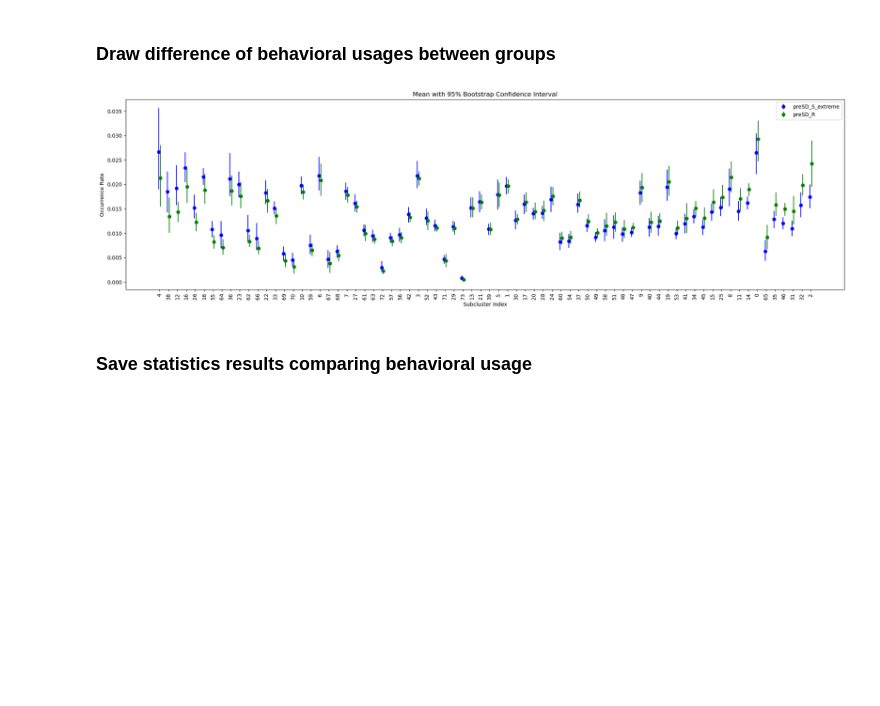
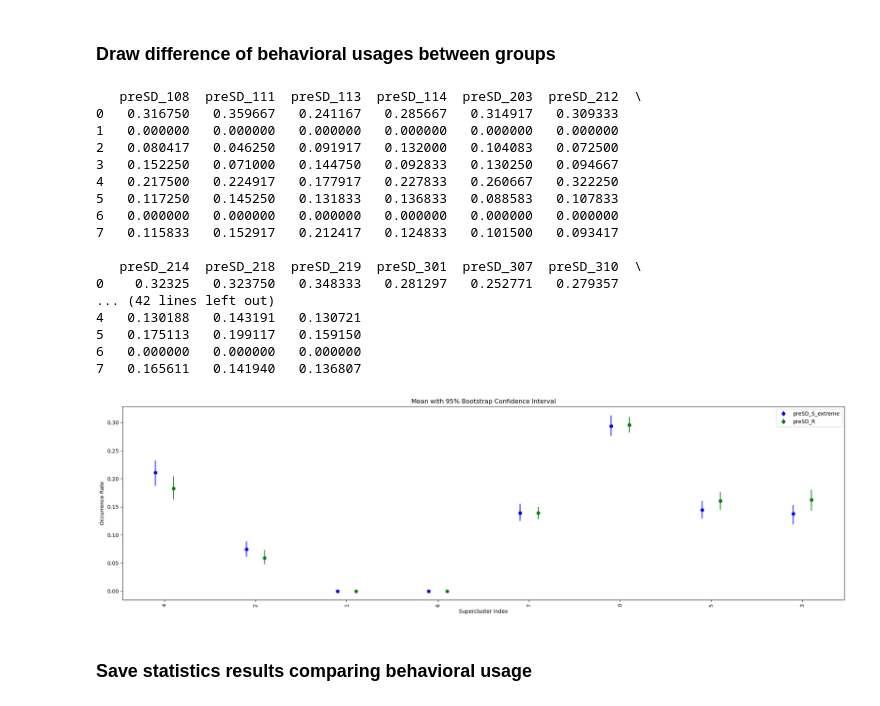
Before and after one commit to junesu0707/after_subtle, a Jupyter notebook: after_subtle_SDSBD.ipynb, the cells around one changed output. Drawn from its saved outputs; the diff is of its cells as text; code cells hidden in the pictures; blank space fills up the shorter version.

Commit message:
add codes for 'supercluster.csv'

```diff
--- a/after_subtle_SDSBD.ipynb
+++ b/after_subtle_SDSBD.ipynb
@@ -176,15 +177,9 @@ plt.savefig(os.path.join(SAVE_DIR, filename_save +'.png'), transparent=False, dp
 # %% [markdown]
 ### Draw difference of behavioral usages between groups
 # %%
-import after_subtle.module as asmod
-import matplotlib.colors as mcolors
-import matplotlib.pyplot as plt
-import numpy as np
-import pandas as pd
-import glob
-import os
-
-subcluster_num = params.subcluster_num
+###########################################
+# Params setting
+cluster_name = 'supercluster'
 
 group = 2
 if group == 1:
@@ -195,6 +190,15 @@ elif group == 2:
 #     group1 = 'preSD_C'
 group2 = 'preSD_R'  # reference group
 
+###########################################
+subcluster_num = params.subcluster_num
+supercluster_num = params.supercluster_num
+
+if cluster_name == 'subcluster':
+    cluster_num = subcluster_num
+elif cluster_name == 'supercluster':
+    cluster_num = supercluster_num
+
 SAVE_DIR = os.path.join(SAVE_DIR_LIST[group1],'dendiff')
 if not os.path.exists(SAVE_DIR):
     os.makedirs(SAVE_DIR)
@@ -202,13 +206,21 @@ if not os.path.exists(SAVE_DIR):
 color_code_group1 = color_list[group1]
 color_code_group2 = color_list[group2]
 
-##
+group1_folder_list = acl.get_csv_paths(DIR[group1])
+group2_folder_list = acl.get_csv_paths(DIR[group2])
+
 # Calculate the density map
-group1_folder_list = acl.get_csv_paths(DIR[group1])
-cluster_counts1 = asmod.calculate_filewise_cluster_occurrence(group1_folder_list, subcluster_number=subcluster_num)
+try:
+    cluster_counts1 = asmod.calculate_filewise_cluster_occurrence(group1_folder_list, cluster_num, cluster_name)
+    print(cluster_counts1)
+except ValueError as e:
+    print(e)
 
-group2_folder_list = acl.get_csv_paths(DIR[group2])
-cluster_counts2 = asmod.calculate_filewise_cluster_occurrence(group2_folder_list, subcluster_number=subcluster_num)
+try:
+    cluster_counts2 = asmod.calculate_filewise_cluster_occurrence(group2_folder_list, cluster_num, cluster_name)
+    print(cluster_counts2)
+except ValueError as e:
+    print(e)
 
 # Calculate the mean and standard deviation of the occurrence rate for each cluster
 group1_means = cluster_counts1.mean(axis=1)
@@ -218,16 +230,15 @@ group2_means = cluster_counts2.mean(axis=1)
 mean_ratios = group1_means - group2_means
 #mean_ratios = (group1_means - group2_means) / (group1_means + group2_means)
 
-# Sort the mean ratios in descending order along with their indices
-sorted_indices = mean_ratios.sort_values(ascending=False).index
+sorted_indices = mean_ratios.sort_values(ascending=False).index # Sort the mean ratios in descending order along with their indices
 
 # Calculate bootstrap confidence intervals for each subcluster
-group1_conf_intervals = [asstats.bootstrap_confidence_interval(cluster_counts1.loc[subcluster]) for subcluster in sorted_indices]
-group2_conf_intervals = [asstats.bootstrap_confidence_interval(cluster_counts2.loc[subcluster]) for subcluster in sorted_indices]
+group1_conf_intervals = [asstats.bootstrap_confidence_interval(cluster_counts1.loc[cluster]) for cluster in sorted_indices]
+group2_conf_intervals = [asstats.bootstrap_confidence_interval(cluster_counts2.loc[cluster]) for cluster in sorted_indices]
 
 # Calculate confidence intervals for error bars
-group1_errors = [(group1_means[subcluster] - interval[0], interval[1] - group1_means[subcluster]) for subcluster, interval in zip(sorted_indices, group1_conf_intervals)]
-group2_errors = [(group2_means[subcluster] - interval[0], interval[1] - group2_means[subcluster]) for subcluster, interval in zip(sorted_indices, group2_conf_intervals)]
+group1_errors = [(group1_means[cluster] - interval[0], interval[1] - group1_means[cluster]) for cluster, interval in zip(sorted_indices, group1_conf_intervals)]
+group2_errors = [(group2_means[cluster] - interval[0], interval[1] - group2_means[cluster]) for cluster, interval in zip(sorted_indices, group2_conf_intervals)]
 
 # Plotting
 fig, ax = plt.subplots(figsize=(20, 6))
@@ -238,36 +249,56 @@ offset = 0.1  # Adjust this offset value as needed
 # Plot data (shift x position to the left by the offset)
 ax.errorbar(x=np.array(range(len(sorted_indices))) - offset, y=group1_means[sorted_indices], yerr=np.array(group1_errors).T, fmt='o', label=group1, color='blue')
 ax.errorbar(x=np.array(range(len(sorted_indices))) + offset, y=group2_means[sorted_indices], yerr=np.array(group2_errors).T, fmt='o', label=group2, color='green')
 
 # Adjust the position of the X-axis label
 labels = []
 for i, label in enumerate(sorted_indices):
     labels.append(plt.Text(i, 0, str(label), ha='center', va='center', fontsize=8))
 
 # Adjust odd label position
 for i in range(1, len(labels), 2):
     labels[i].set_position((i, -0.1))  # Move odd labels further down
 
 ax.set_xticks(range(len(sorted_indices)))
 ax.set_xticklabels(labels, rotation=90)
 
 # Set the x-axis and y-axis labels and title
-ax.set_xlabel('Subcluster Index')
+if cluster_name == 'subcluster':
+    ax.set_xlabel('Subcluster Index')
+elif cluster_name == 'supercluster':
+    ax.set_xlabel('Supercluster Index')
 ax.set_ylabel('Occurrence Rate')
 ax.set_title('Mean with 95% Bootstrap Confidence Interval')
 ax.legend()
 
 # Adjust the spacing to prevent overlapping labels
 fig.tight_layout()
 
 # Save the figure
-filename_save = 'subcluster_mean_std_' + group1 + ',' + group2
+filename_save = cluster_name + '_mean_std_' + group1 + ',' + group2
 plt.savefig(os.path.join(SAVE_DIR, filename_save +'.pdf'), transparent=True, dpi=300)
 plt.savefig(os.path.join(SAVE_DIR, filename_save +'.png'), transparent=False, dpi=300)
 
 plt.show()
 # %% [output]
+   preSD_108  preSD_111  preSD_113  preSD_114  preSD_203  preSD_212  \
+0   0.316750   0.359667   0.241167   0.285667   0.314917   0.309333
+1   0.000000   0.000000   0.000000   0.000000   0.000000   0.000000
+2   0.080417   0.046250   0.091917   0.132000   0.104083   0.072500
+3   0.152250   0.071000   0.144750   0.092833   0.130250   0.094667
+4   0.217500   0.224917   0.177917   0.227833   0.260667   0.322250
+5   0.117250   0.145250   0.131833   0.136833   0.088583   0.107833
+6   0.000000   0.000000   0.000000   0.000000   0.000000   0.000000
+7   0.115833   0.152917   0.212417   0.124833   0.101500   0.093417
+
+   preSD_214  preSD_218  preSD_219  preSD_301  preSD_307  preSD_310  \
+0    0.32325   0.323750   0.348333   0.281297   0.252771   0.279357
+... (42 lines left out)
+4   0.130188   0.143191   0.130721
+5   0.175113   0.199117   0.159150
+6   0.000000   0.000000   0.000000
+7   0.165611   0.141940   0.136807
-[figure, old version]
+[figure, new version]
 # %% [markdown]
 ### Save statistics results comparing behavioral usage
 # %%
```
Also changed, not shown: parts of 2 cells of this notebook, 2 other files.
